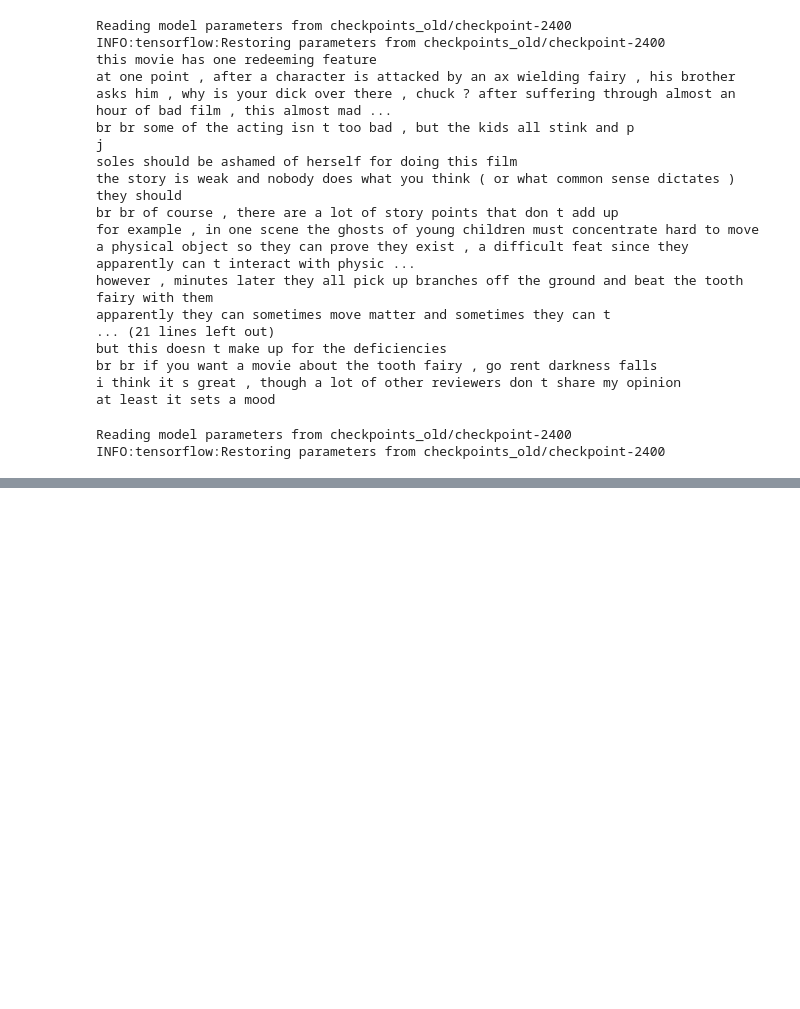
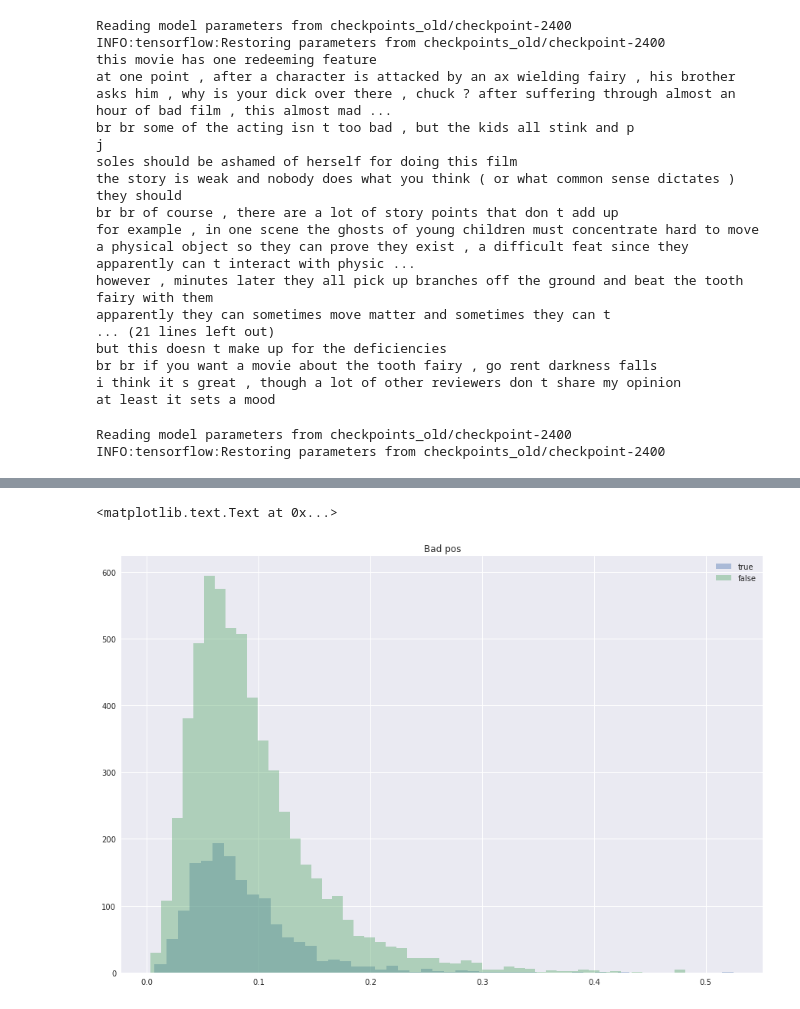
Before and after one commit to Rauf-Kurbanov/au_dl_course, a Jupyter notebook: seminar_9/homework/homework_2.ipynb, the cells around one changed output, grey strips where cells are left out. Cells and saved outputs as stored; diff of their text form; code cells hidden in the pictures; blank space fills up the shorter version.

```diff
--- a/seminar_9/homework/homework_2.ipynb
+++ b/seminar_9/homework/homework_2.ipynb
@@ -412,0 +427,10 @@ INFO:tensorflow:Restoring parameters from checkpoints_old/checkpoint-2400
+# %%
+plt.figure(figsize=(15,10))
+sns.distplot(bad_true, kde=False, label='true')
+sns.distplot(bad_false, kde=False, label='false')
+
+plt.legend()
+plt.title('Bad pos')
+# %% [output]
+<matplotlib.text.Text at 0x...>
+[figure, added]
```
Also changed, not shown: parts of 2 cells of this notebook.
